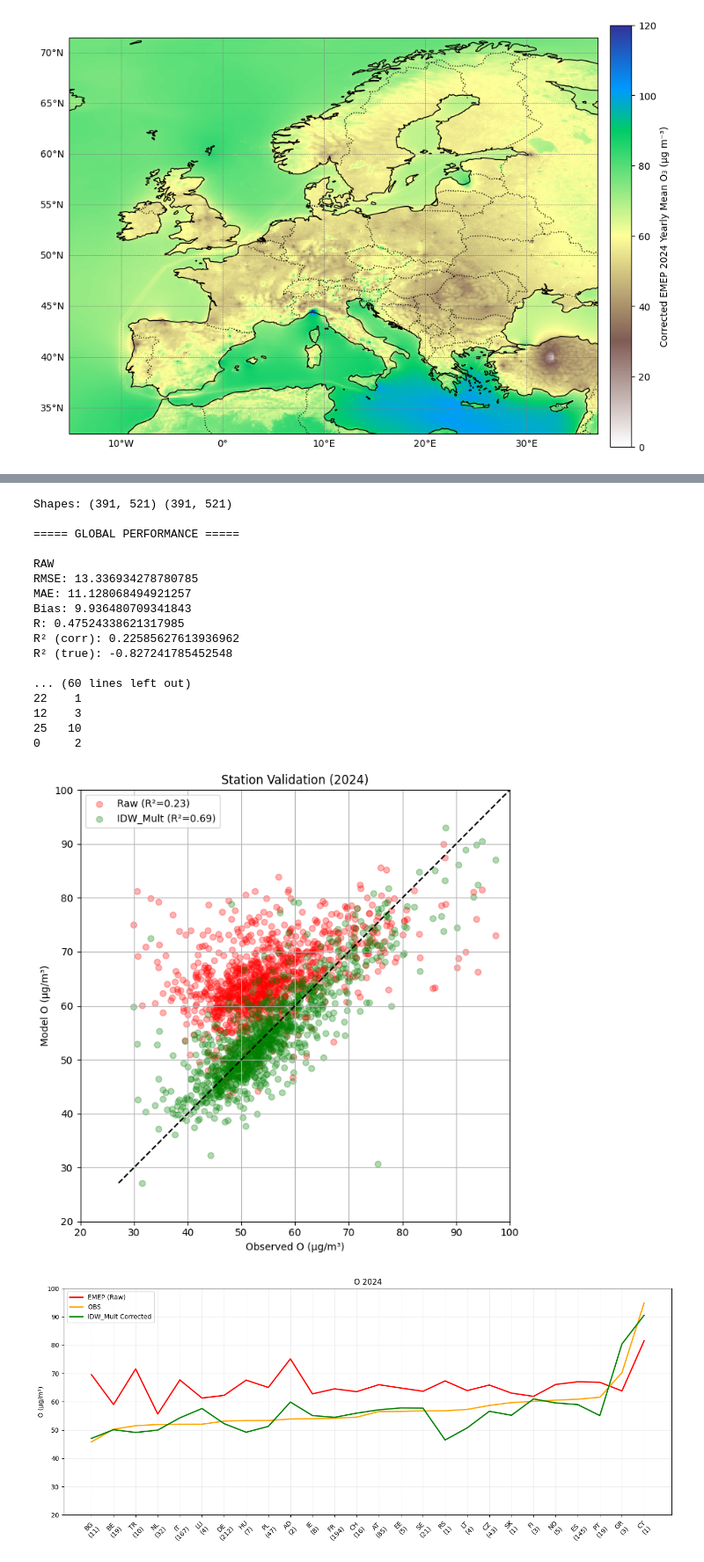
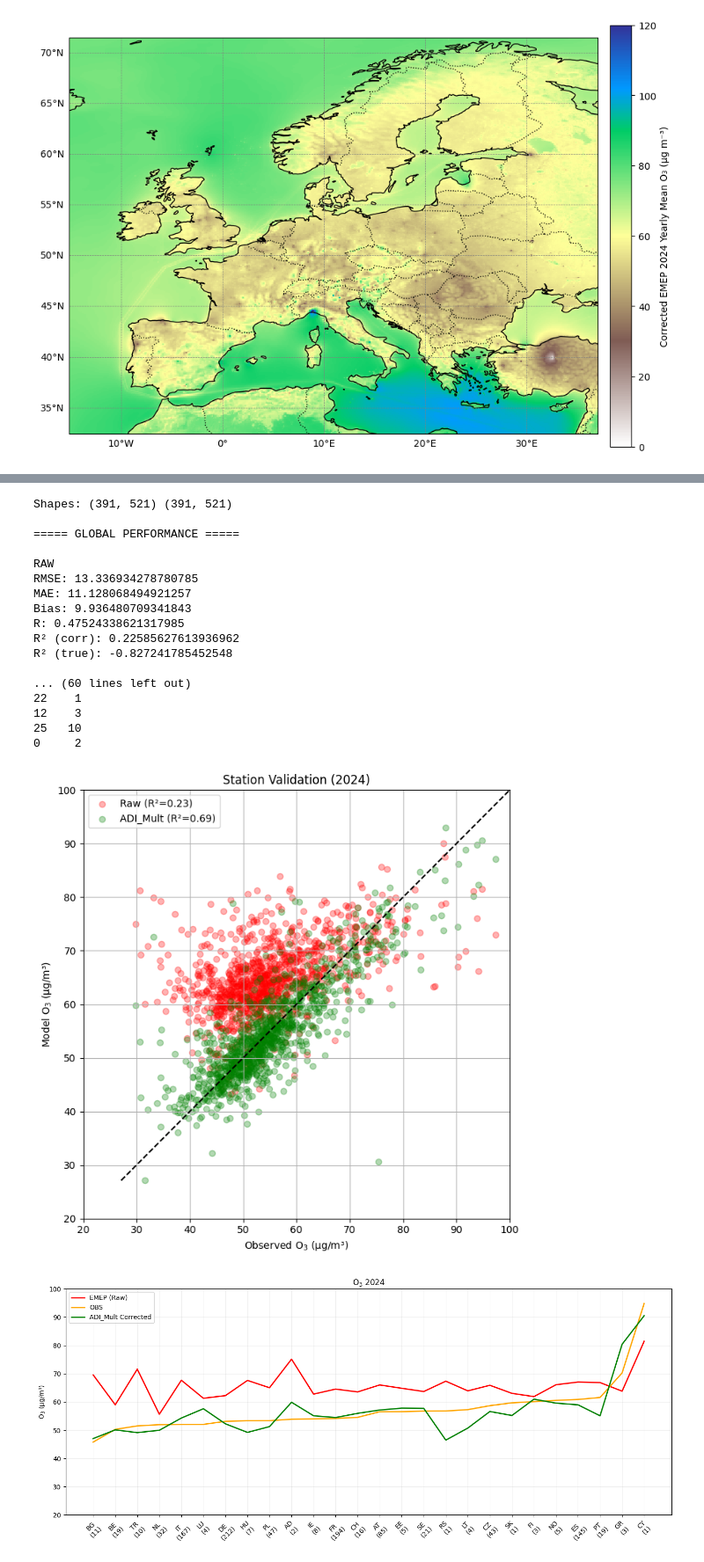
Before and after one commit to costpetrides/FAIRMODE-WG5, a Jupyter notebook: Phase2/ADI_Mult_O3.ipynb, the cells around one changed output, grey strips where cells are left out. Shown at 88% size. Drawn from its saved outputs; the diff is of its cells as text; code cells hidden in the pictures.

```diff
--- a/Phase2/ADI_Mult_O3.ipynb
+++ b/Phase2/ADI_Mult_O3.ipynb
@@ -2147,7 +2165,7 @@ plt.scatter(obs, raw_vals,
             alpha=0.3, color='red')
 
 plt.scatter(obs, wdi_vals,
-            label=f"IDW_Mult (R²={r2_wdi_corr:.2f})",
+            label=f"ADI_Mult (R²={r2_wdi_corr:.2f})",
             alpha=0.3, color='green')
 
 min_v = min(obs.min(), raw_vals.min(), wdi_vals.min())
@@ -2155,8 +2173,8 @@ max_v = max(obs.max(), raw_vals.max(), wdi_vals.max())
 
 plt.plot([min_v, max_v], [min_v, max_v], 'k--')
 
-plt.xlabel("Observed O (μg/m³)")
-plt.ylabel("Model O (μg/m³)")
+plt.xlabel("Observed O$_{3}$ (μg/m³)")
+plt.ylabel("Model O$_{3}$ (μg/m³)")
 plt.title("Station Validation (2024)")
 plt.xlim(20,100)
 plt.ylim(20,100)
@@ -2188,35 +2206,35 @@ x = np.arange(len(country_mean))
 
 plt.figure(figsize=(14,6))
 
 plt.plot(x, country_mean["RAW"], color='red', linewidth=2, label="EMEP (Raw)")
 plt.plot(x, country_mean["OBS"], color='orange', linewidth=2, label="OBS")
-plt.plot(x, country_mean["WDI"], color='green', linewidth=2, label="IDW_Mult Corrected")
+plt.plot(x, country_mean["WDI"], color='green', linewidth=2, label="ADI_Mult Corrected")
 
 plt.xticks(x, labels, rotation=45)
-plt.ylabel("O (μg/m³)")
-plt.title("O 2024")
+plt.ylabel("O$_{3}$ (μg/m³)")
+plt.title("O$_{3}$ 2024")
 plt.ylim(20,100)
 plt.legend()
 plt.grid(alpha=0.2)
 plt.tight_layout()
 plt.show()
 # %% [output]
 Shapes: (391, 521) (391, 521)
 
 ===== GLOBAL PERFORMANCE =====
 
 RAW
 RMSE: 13.336934278780785
 MAE: 11.128068494921257
 Bias: 9.936480709341843
 R: 0.47524338621317985
 R² (corr): 0.22585627613936962
 R² (true): -0.827241785452548
 
 ... (60 lines left out)
 22    1
 12    3
 25   10
 0     2
-[figure, old version]
+[figure, new version]
 [figure]
```
Also changed, not shown: parts of 3 cells of this notebook.
